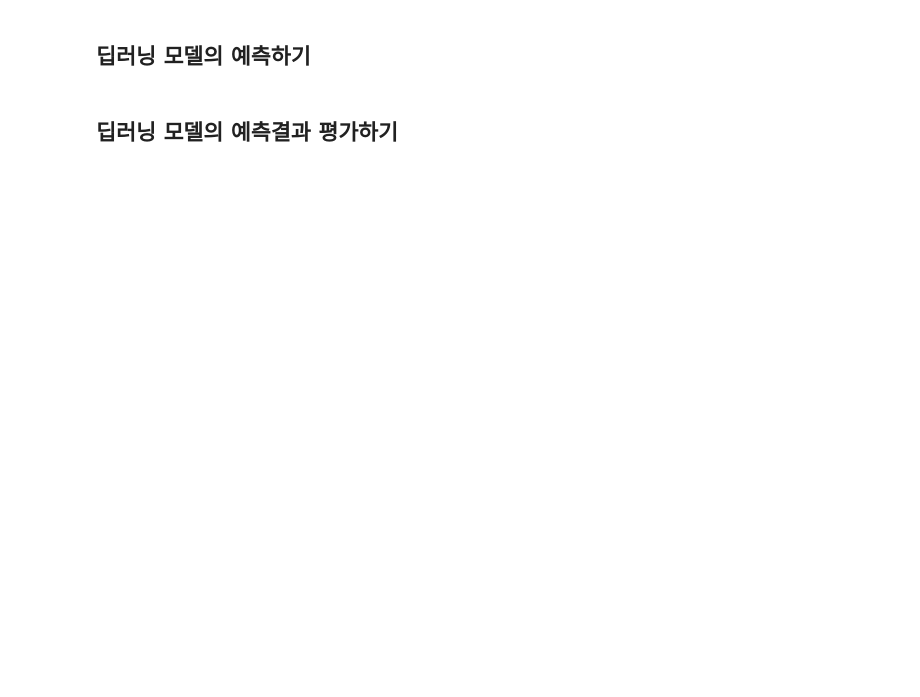
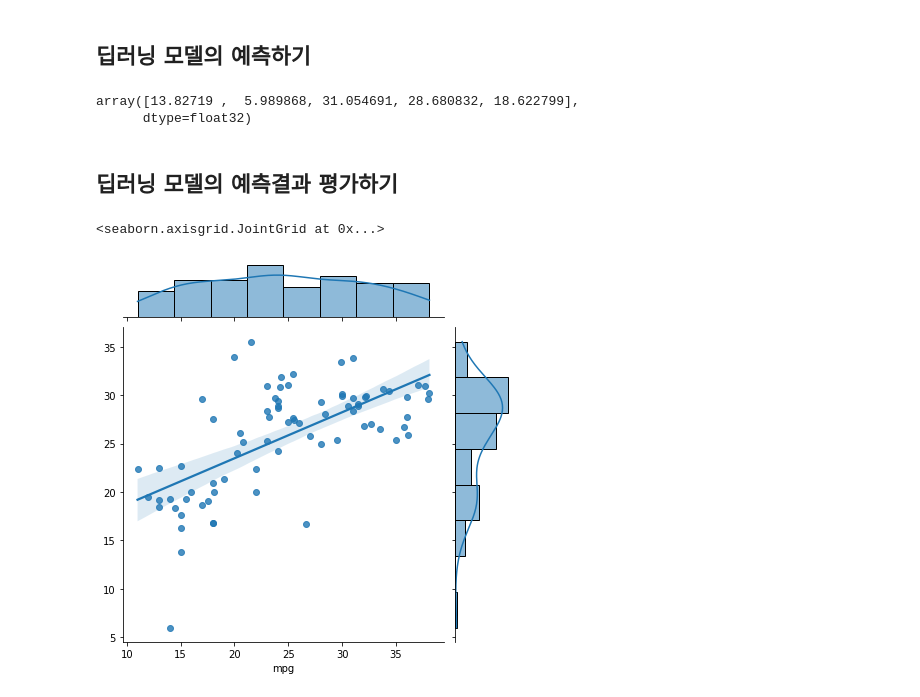
Before and after one commit to prrrosy/Data_Science, a Jupyter notebook: 6. 텐서플로를 통한 자동차 연비 데이터 예측-input.ipynb, the cells around one changed output. Saved outputs shown, nothing was run; the diff lists cells and outputs as text; code cells hidden in the pictures; blank space fills up the shorter version.

```diff
--- a/6. 텐서플로를 통한 자동차 연비 데이터 예측-input.ipynb
+++ b/6. 텐서플로를 통한 자동차 연비 데이터 예측-input.ipynb
@@ -51,6 +126,14 @@
 # %% [markdown]
 ### 딥러닝 층 구성
+# %%
+model = tf.keras.Sequential()
+model.add(tf.keras.layers.Dense(64, activation="relu", input_shape=[len(train_dataset.keys())]))
+model.add(tf.keras.layers.Dense(64, activation="relu"))
+model.add(tf.keras.layers.Dense(64, activation="relu"))
+model.add(tf.keras.layers.Dense(1))
 # %% [markdown]
 ### 모델 컴파일
+# %%
+model.compile(loss="mse", metrics=["mae", "mse"])
 # %% [markdown]
 ### 만든 모델 확인하기
@@ -57,2 +160,4 @@
 # %% [markdown]
 ## 딥러닝 모델로 학습하기
+# %%
+model.fit(train_dataset, train_lables, epochs=100, verbose=0)
@@ -61,4 +173,15 @@
 # %% [markdown]
 ## 딥러닝 모델의 예측하기
+# %%
+predict_lables = model.predict(test_dataset).flatten()
+predict_lables[:5]
+# %% [output]
+array([13.82719 ,  5.989868, 31.054691, 28.680832, 18.622799],
+      dtype=float32)
 # %% [markdown]
 ## 딥러닝 모델의 예측결과 평가하기
+# %%
+sns.jointplot(x=test_lables, y=predict_lables, kind="reg")
+# %% [output]
+<seaborn.axisgrid.JointGrid at 0x...>
+[figure, added]
```
Also changed, not shown: parts of 17 cells of this notebook.
